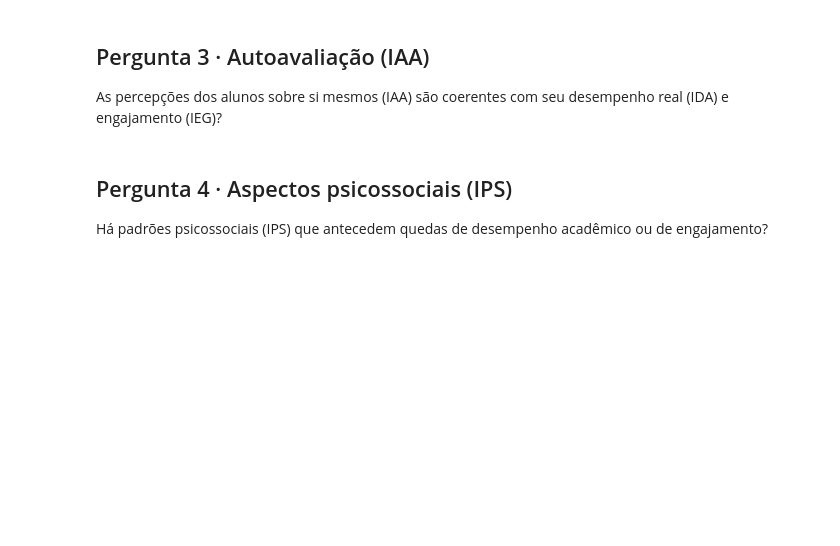
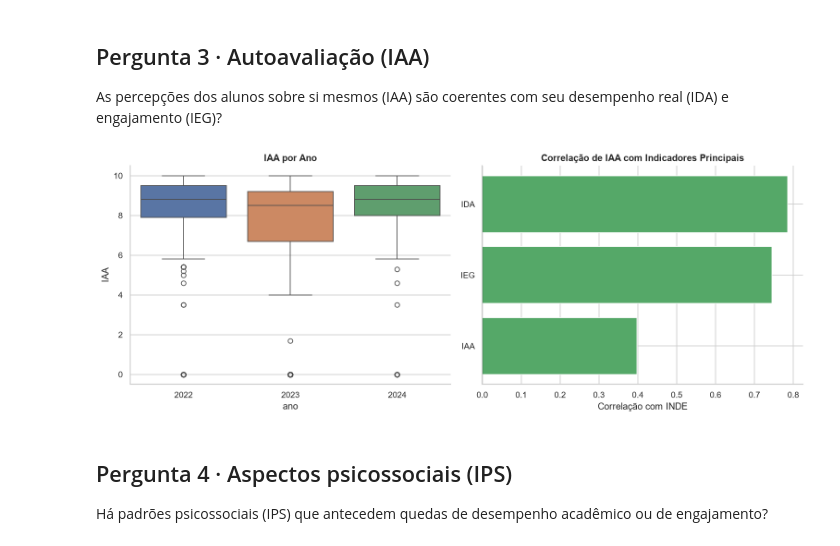
Before and after one commit to Jonathan-Paixao/datathon-fiap, a Jupyter notebook: eda/EDA_PassosMagicos.ipynb, the cells around one changed output. Drawn from its saved outputs; the diff is of its cells as text; code cells hidden in the pictures; blank space fills up the shorter version.

```diff
--- a/eda/EDA_PassosMagicos.ipynb
+++ b/eda/EDA_PassosMagicos.ipynb
@@ -225,6 +300,26 @@ O grau de engajamento dos alunos (IEG) tem relação direta com seus indicadores
 ## Pergunta 3 · Autoavaliação (IAA)
 
 As percepções dos alunos sobre si mesmos (IAA) são coerentes com seu desempenho real (IDA) e engajamento (IEG)?
+# %%
+
+fig, axes = plt.subplots(1, 2, figsize=(13, 5))
+
+sns.boxplot(data=df_all.dropna(subset=['IAA']), x='ano', y='IAA',
+            ax=axes[0], palette=COLORS[:3])
+axes[0].set_title('IAA por Ano', fontweight='bold')
+axes[0].set_ylabel('IAA')
+
+corr_iaa = df_all[['IAA', 'IDA', 'IEG', 'INDE']].dropna().corr()['INDE'].drop('INDE').sort_values()
+axes[1].barh(corr_iaa.index, corr_iaa.values, color=['#C44E52' if v < 0 else '#55A868' for v in corr_iaa.values])
+axes[1].axvline(0, color='black', linewidth=0.8)
+axes[1].set_title('Correlação de IAA com Indicadores Principais', fontweight='bold')
+axes[1].set_xlabel('Correlação com INDE')
+
+sns.despine()
+plt.tight_layout()
+plt.show()
+# %% [output]
+[figure, added]
 # %% [markdown]
 ## Pergunta 4 · Aspectos psicossociais (IPS)
 
```
Also changed, not shown: parts of 7 cells of this notebook.
